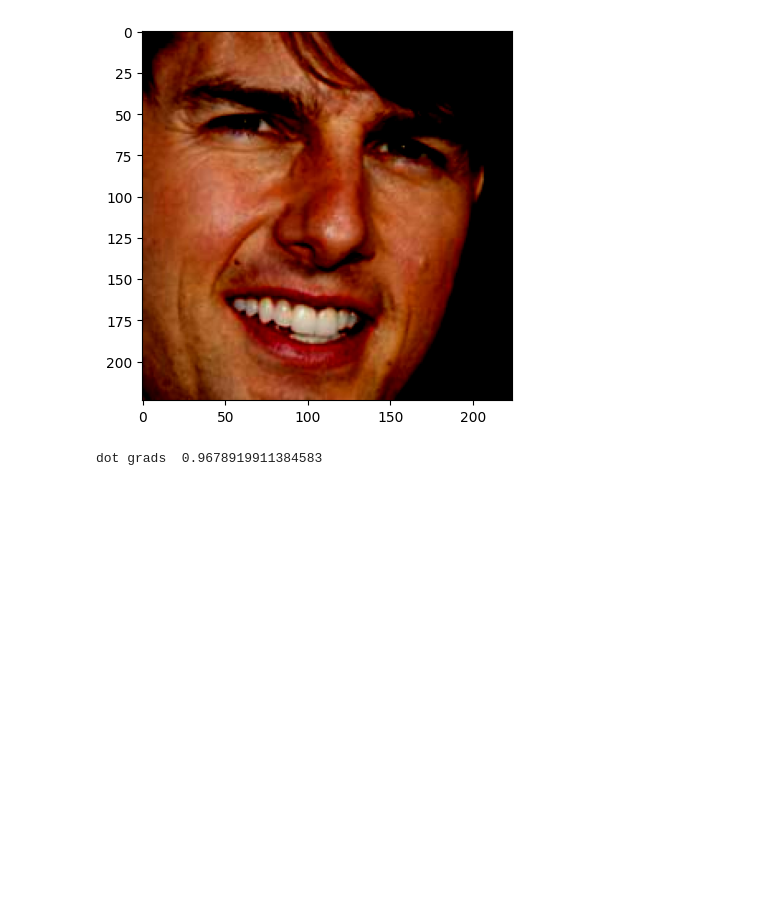
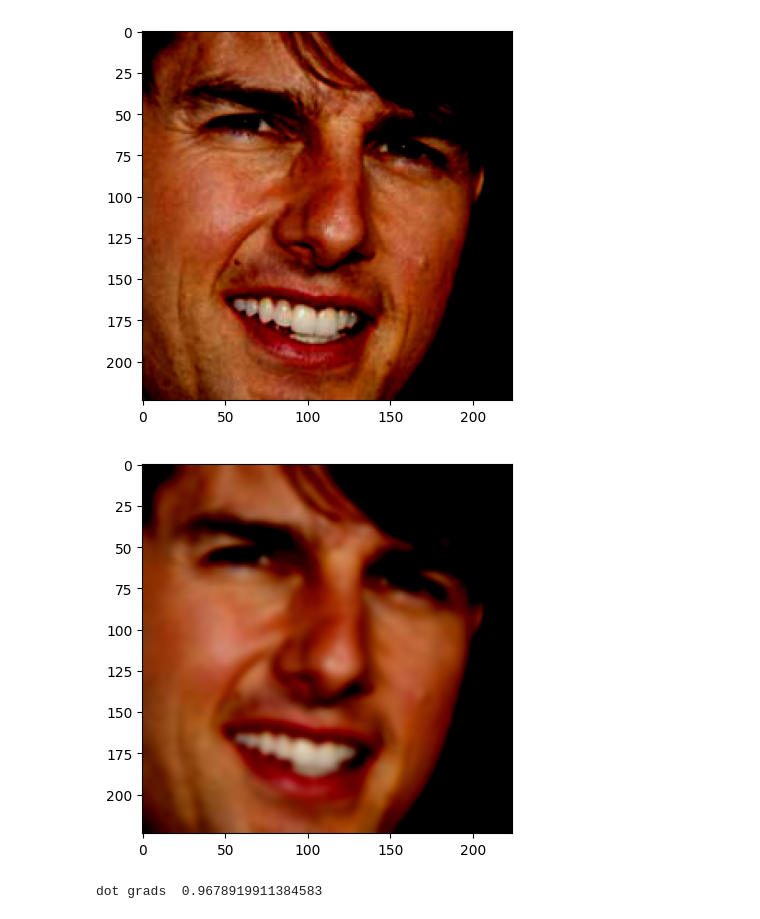
Before and after one commit to duedahl/AdversarialRobustness, a Jupyter notebook: landscapeVisuals.ipynb, the cells around one changed output. Saved outputs shown, nothing was run; the diff lists cells and outputs as text; code cells hidden in the pictures; blank space fills up the shorter version.

Commit message:
Generated landscape visuals including blur

```diff
--- a/landscapeVisuals.ipynb
+++ b/landscapeVisuals.ipynb
@@ -187,6 +187,12 @@ label = label.to(device)
 viewTensor(image.squeeze(0))
 # %% [output]
 [figure]
+# %%
+blurred = transforms.GaussianBlur(kernel_size=11, sigma=2)(image)
+# %%
+viewTensor(blurred.squeeze(0))
+# %% [output]
+[figure, added]
 # %%
 grad0, randvec = getDirections(model0, image, label)
 grad1, _ = getDirections(model1, image, label)
```
Also changed, not shown: parts of 4 cells of this notebook.
